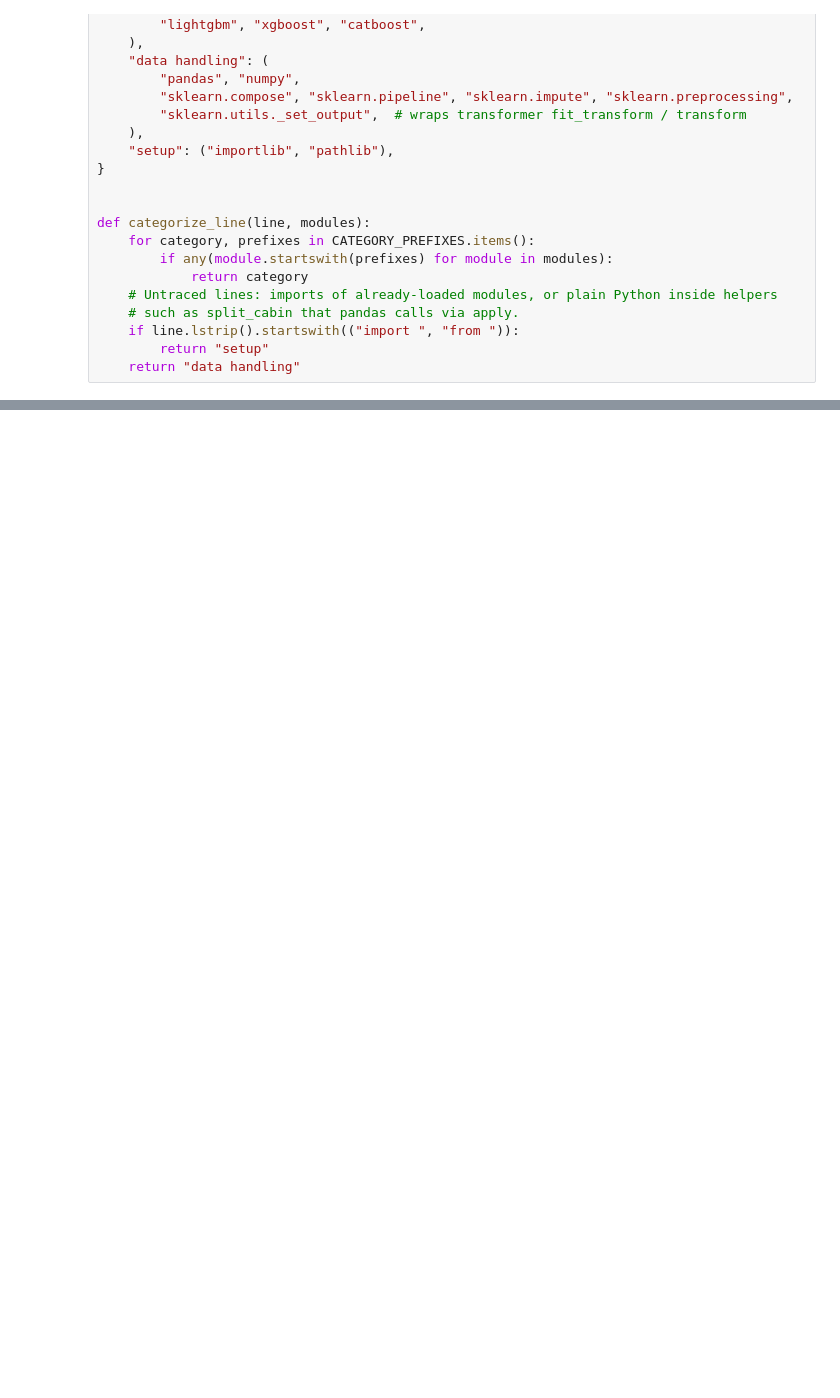
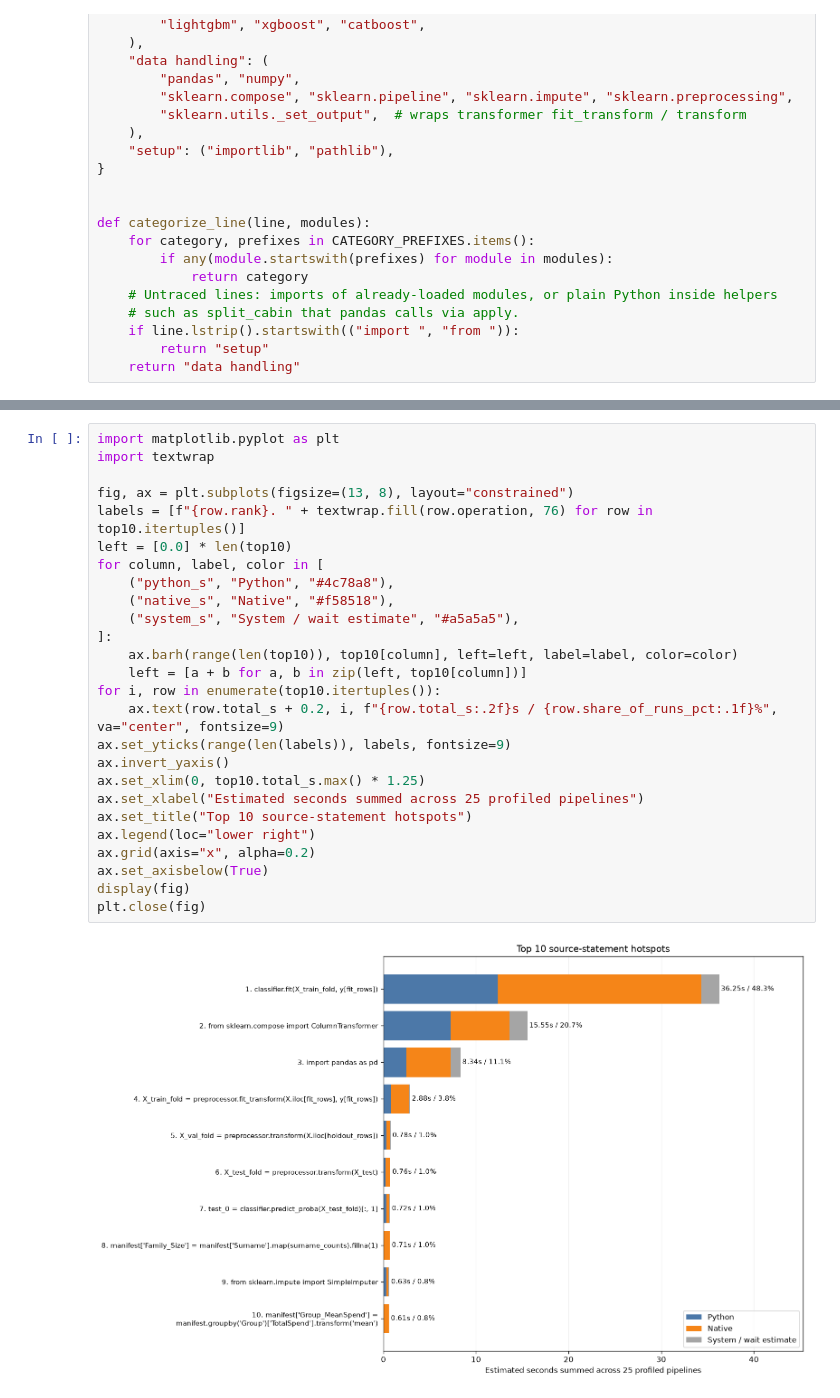
Before and after one commit to Toasity/deai-pro, a Jupyter notebook: explore.ipynb, the cells around one changed output, grey strips where cells are left out. Saved outputs shown, nothing was run; the diff lists cells and outputs as text; blank space fills up the shorter version.

```diff
--- a/explore.ipynb
+++ b/explore.ipynb
@@ -183,0 +271,28 @@ totals
+# %%
+import matplotlib.pyplot as plt
+import textwrap
+
+fig, ax = plt.subplots(figsize=(13, 8), layout="constrained")
+labels = [f"{row.rank}. " + textwrap.fill(row.operation, 76) for row in top10.itertuples()]
+left = [0.0] * len(top10)
+for column, label, color in [
+    ("python_s", "Python", "#4c78a8"),
+    ("native_s", "Native", "#f58518"),
+    ("system_s", "System / wait estimate", "#a5a5a5"),
+]:
+    ax.barh(range(len(top10)), top10[column], left=left, label=label, color=color)
+    left = [a + b for a, b in zip(left, top10[column])]
+for i, row in enumerate(top10.itertuples()):
+    ax.text(row.total_s + 0.2, i, f"{row.total_s:.2f}s / {row.share_of_runs_pct:.1f}%", va="center", fontsize=9)
+ax.set_yticks(range(len(labels)), labels, fontsize=9)
+ax.invert_yaxis()
+ax.set_xlim(0, top10.total_s.max() * 1.25)
+ax.set_xlabel("Estimated seconds summed across 25 profiled pipelines")
+ax.set_title("Top 10 source-statement hotspots")
+ax.legend(loc="lower right")
+ax.grid(axis="x", alpha=0.2)
+ax.set_axisbelow(True)
+display(fig)
+plt.close(fig)
+# %% [output]
+[figure, added]
```
Also changed, not shown: parts of 18 cells of this notebook.
